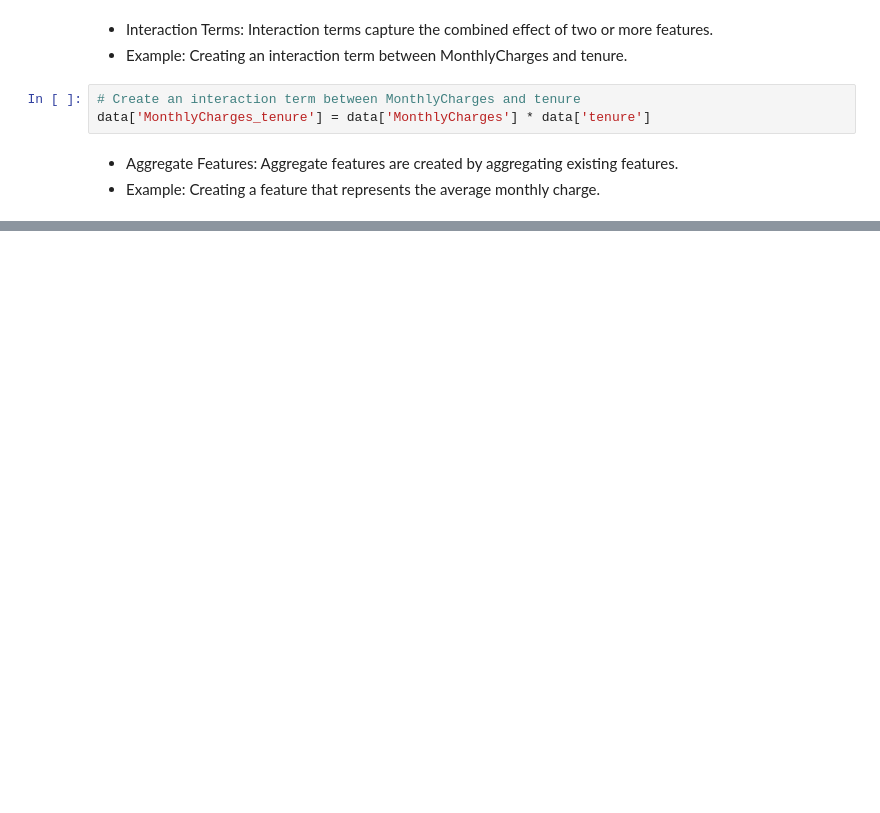
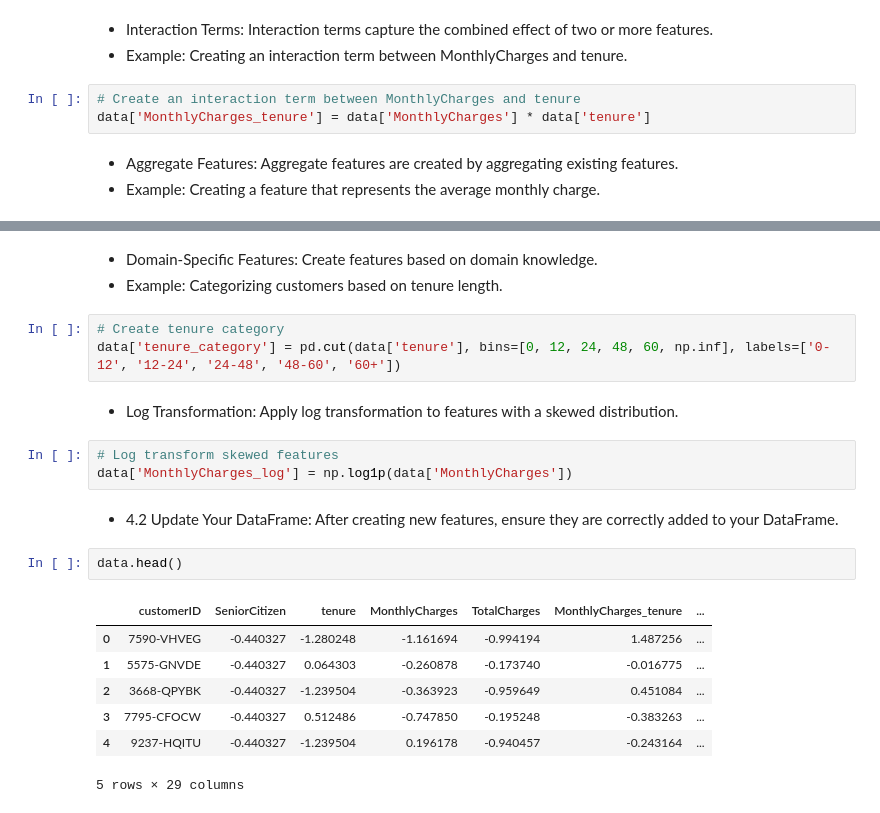
Before and after one commit to naqiK307/Telco-Customer-Churn-Analysis, a Jupyter notebook: Churn_Analysis.ipynb, the cells around one changed output, grey strips where cells are left out. Drawn from its saved outputs; the diff is of its cells as text; blank space fills up the shorter version.

```diff
--- a/Churn_Analysis.ipynb
+++ b/Churn_Analysis.ipynb
@@ -222,0 +200,26 @@ Index(['SeniorCitizen', 'tenure', 'MonthlyCharges', 'customerID_0003-MKNFE',
+# %% [markdown]
+- Domain-Specific Features:
+Create features based on domain knowledge.
+- Example: Categorizing customers based on tenure length.
+# %%
+# Create tenure category
+data['tenure_category'] = pd.cut(data['tenure'], bins=[0, 12, 24, 48, 60, np.inf], labels=['0-12', '12-24', '24-48', '48-60', '60+'])
+# %% [markdown]
+- Log Transformation:
+Apply log transformation to features with a skewed distribution.
+# %%
+# Log transform skewed features
+data['MonthlyCharges_log'] = np.log1p(data['MonthlyCharges'])
+# %% [markdown]
+- 4.2 Update Your DataFrame:
+After creating new features, ensure they are correctly added to your DataFrame.
+# %%
+data.head()
+# %% [output]
+|  | customerID | SeniorCitizen | tenure | MonthlyCharges | TotalCharges | MonthlyCharges_tenure | ... |
+| 0 | 7590-VHVEG | -0.440327 | -1.280248 | -1.161694 | -0.994194 | 1.487256 | ... |
+| 1 | 5575-GNVDE | -0.440327 | 0.064303 | -0.260878 | -0.173740 | -0.016775 | ... |
+| 2 | 3668-QPYBK | -0.440327 | -1.239504 | -0.363923 | -0.959649 | 0.451084 | ... |
+| 3 | 7795-CFOCW | -0.440327 | 0.512486 | -0.747850 | -0.195248 | -0.383263 | ... |
+| 4 | 9237-HQITU | -0.440327 | -1.239504 | 0.196178 | -0.940457 | -0.243164 | ... |
+5 rows × 29 columns
```
Also changed, not shown: parts of 12 cells of this notebook, 1 other file.
